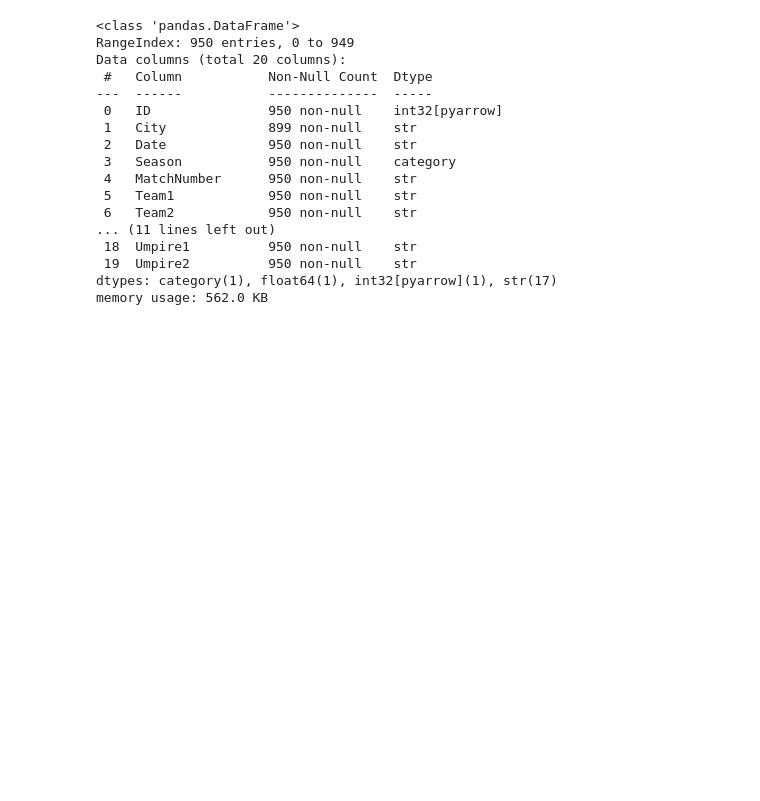
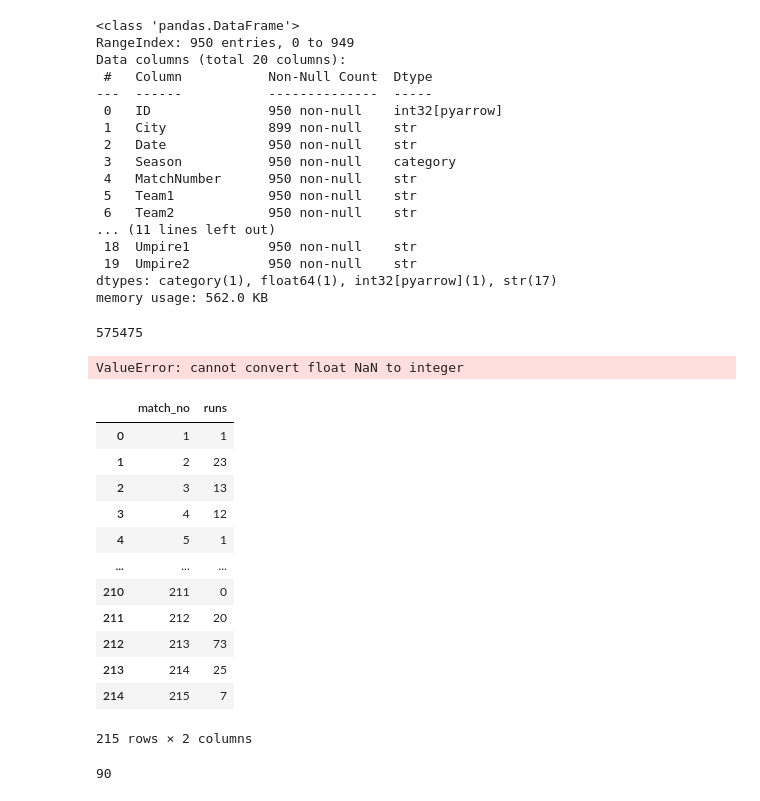
Before and after one commit to nandankaryash0-star/The_Pyhons_library, a Jupyter notebook: Panda2.ipynb, the cells around one changed output. Drawn from its saved outputs; the diff is of its cells as text; code cells hidden in the pictures; blank space fills up the shorter version.

```diff
--- a/Panda2.ipynb
+++ b/Panda2.ipynb
@@ -723,4 +723,41 @@ Data columns (total 20 columns):
  19  Umpire2          950 non-null    str
 dtypes: category(1), float64(1), int32[pyarrow](1), str(17)
 memory usage: 562.0 KB
+# %%
+import sys
+sys.getsizeof(ipl)
+# %% [output]
+575475
+# %%
+# Convert only numeric columns to nullable Int32 so NaN can be represented
+numeric_cols = ipl.select_dtypes(include=['number']).columns
+ipl[numeric_cols] = ipl[numeric_cols].astype('Int32')
+
+# check
+ipl.head()
+# %% [output]
+ValueError: cannot convert float NaN to integer
+# %%
+vk = pd.read_csv("kohli_ipl.csv")
+# %%
+vk.astype('int16')
+# %% [output]
+|  | match_no | runs |
+| 0 | 1 | 1 |
+| 1 | 2 | 23 |
+| 2 | 3 | 13 |
+| 3 | 4 | 12 |
+| 4 | 5 | 1 |
+| ... | ... | ... |
+| 210 | 211 | 0 |
+| 211 | 212 | 20 |
+| 212 | 213 | 73 |
+| 213 | 214 | 25 |
+| 214 | 215 | 7 |
+215 rows × 2 columns
+# %%
+
+vk[vk['runs'].between(50, 99)].size
+# %% [output]
+90
 # %%
```
Also changed, not shown: parts of 13 cells of this notebook, 3 other files.
